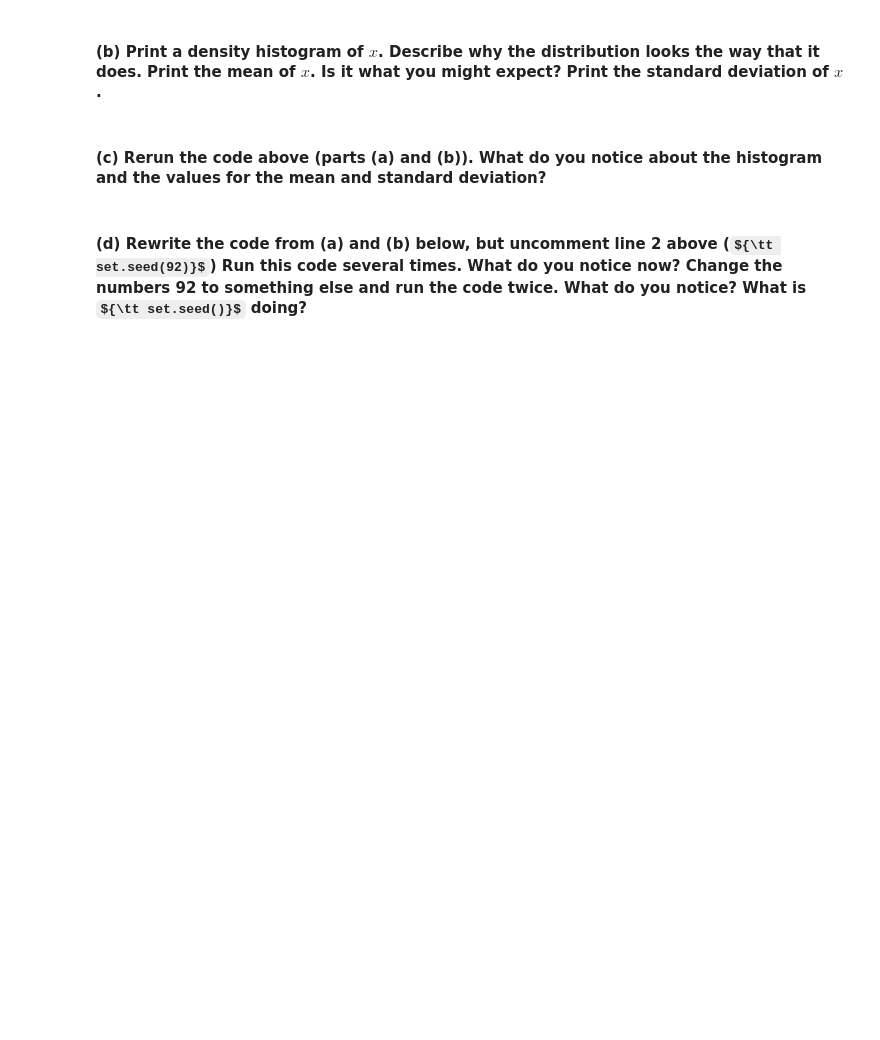
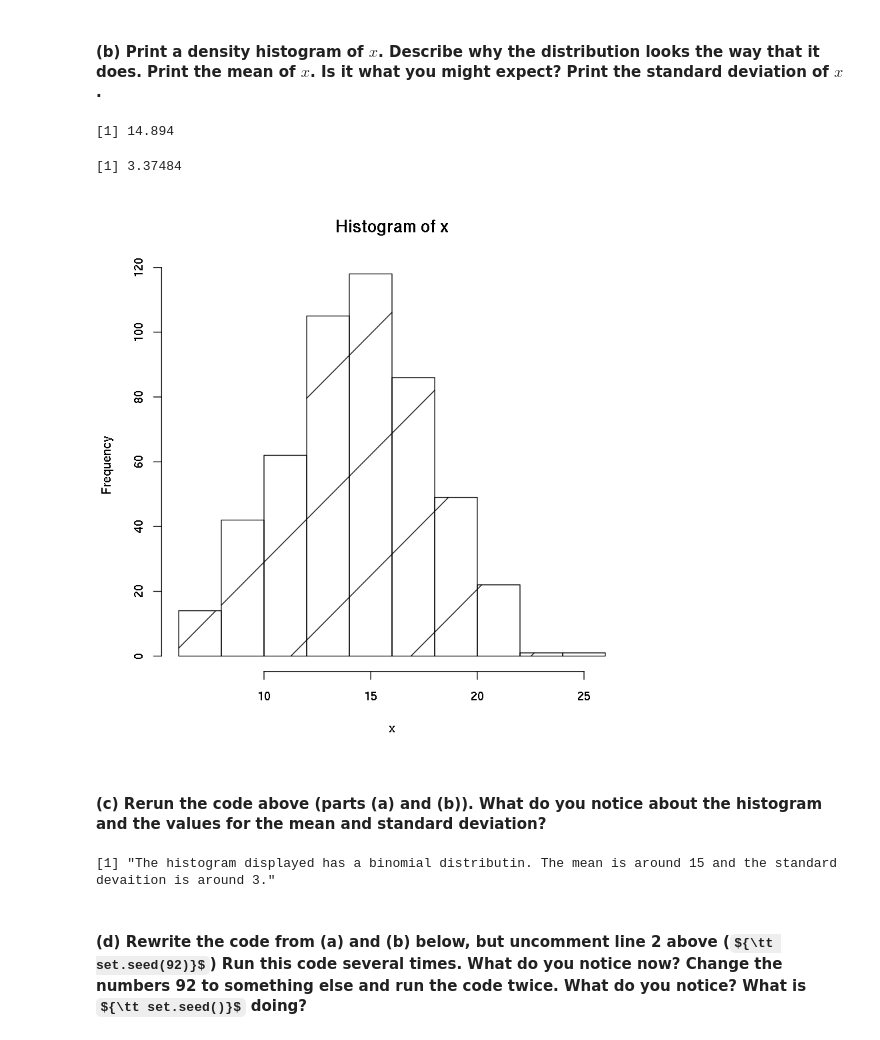
Before and after one commit to dskrenta/appm-4570, a Jupyter notebook: week4/Unit-3(a)-code-exercise.ipynb, the cells around one changed output. Drawn from its saved outputs; the diff is of its cells as text; code cells hidden in the pictures; some formulas as TeX source; blank space fills up the shorter version.

```diff
--- a/week4/Unit-3(a)-code-exercise.ipynb
+++ b/week4/Unit-3(a)-code-exercise.ipynb
@@ -4,3 +4,6 @@
 # Problem 1
 
 #### (a) Use ${\tt rbinom}$ to generate $m = 500$ random numbers from a binomial distribution with $n = 50$ and $p = 0.3$. Store these values in $x$. Describe what $n$ and $p$ are, and state any assumptions needed for the binomial distribution to be an appropriate model.
+# %%
+x = rbinom(500, 50, 0.3)
+x
@@ -7,6 +31,18 @@
 # %% [markdown]
 #### (b) Print a density histogram of $x$. Describe why the distribution looks the way that it does. Print the mean of $x$. Is it what you might expect? Print the standard deviation of $x$.
+# %%
+hist(x, density = TRUE)
+mean(x)
+sd(x)
+# %% [output]
+[1] 14.894
+[1] 3.37484
+[figure, added]
 # %% [markdown]
 #### (c) Rerun the code above (parts (a) and (b)). What do you notice about the histogram and the values for the mean and standard deviation?
+# %%
+"The histogram displayed has a binomial distributin. The mean is around 15 and the standard devaition is around 3."
+# %% [output]
+[1] "The histogram displayed has a binomial distributin. The mean is around 15 and the standard devaition is around 3."
 # %% [markdown]
 #### (d) Rewrite the code from (a) and (b) below, but uncomment line 2 above (${\tt set.seed(92)}$) Run this code several times. What do you notice now? Change the numbers 92 to something else and run the code twice. What do you notice? What is ${\tt set.seed()}$ doing?
```
Also changed, not shown: parts of 8 cells of this notebook.
